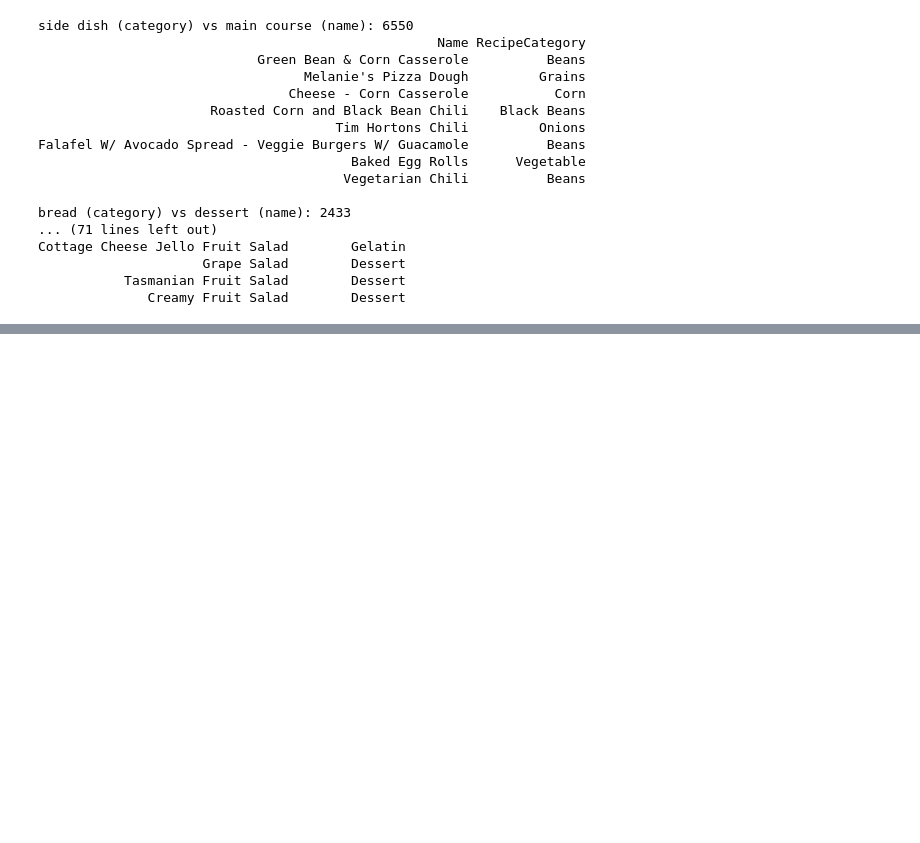
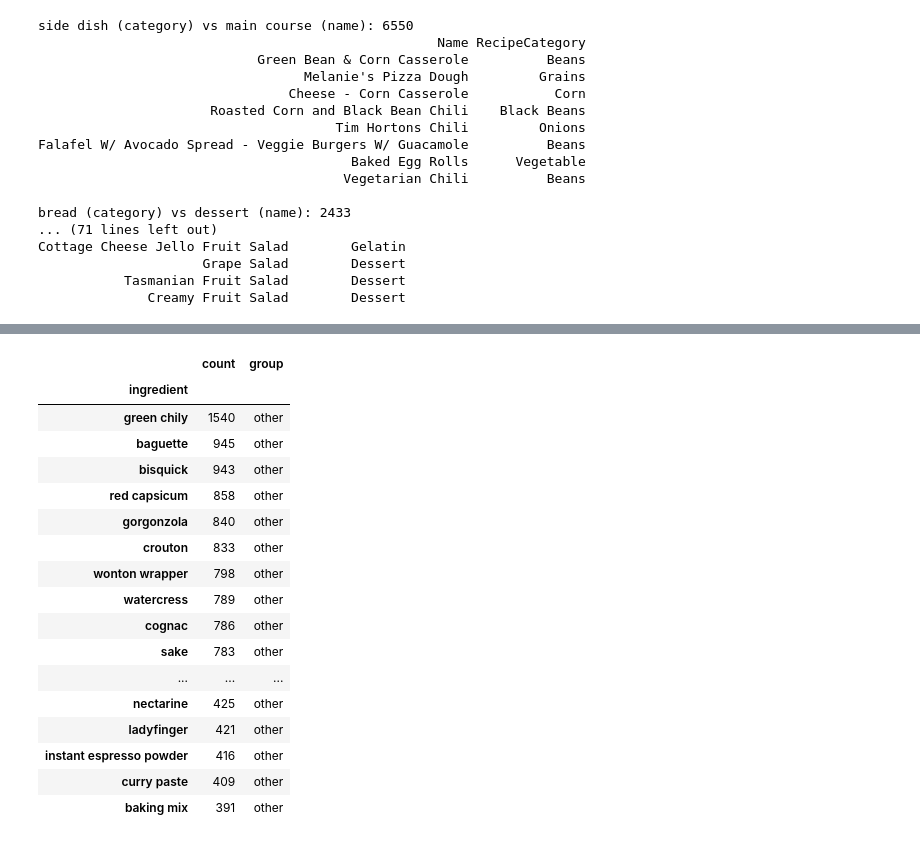
Before and after one commit to Extremelyexy/Recipe-Creator001, a Jupyter notebook: categorization_work.ipynb, the cells around one changed output, grey strips where cells are left out. Cells and saved outputs as stored; diff of their text form; code cells hidden in the pictures; blank space fills up the shorter version.

Commit message:
Add categorization notebook and resulting output tables

```diff
--- a/categorization_work.ipynb
+++ b/categorization_work.ipynb
@@ -352,0 +519,21 @@ Cottage Cheese Jello Fruit Salad        Gelatin
+# %%
+res[res["group"] == "other"].head(40)
+# %% [output]
+|  | count | group |
+| ingredient |  |  |
+| green chily | 1540 | other |
+| baguette | 945 | other |
+| bisquick | 943 | other |
+| red capsicum | 858 | other |
+| gorgonzola | 840 | other |
+| crouton | 833 | other |
+| wonton wrapper | 798 | other |
+| watercress | 789 | other |
+| cognac | 786 | other |
+| sake | 783 | other |
+| ... | ... | ... |
+| nectarine | 425 | other |
+| ladyfinger | 421 | other |
+| instant espresso powder | 416 | other |
+| curry paste | 409 | other |
+| baking mix | 391 | other |
```
Also changed, not shown: parts of 9 cells of this notebook.
